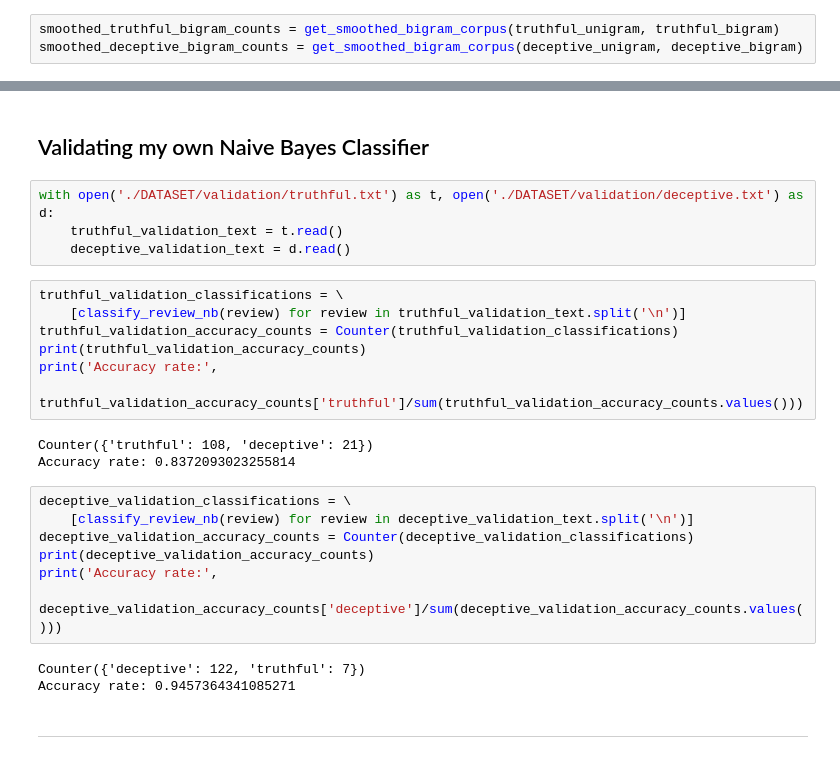
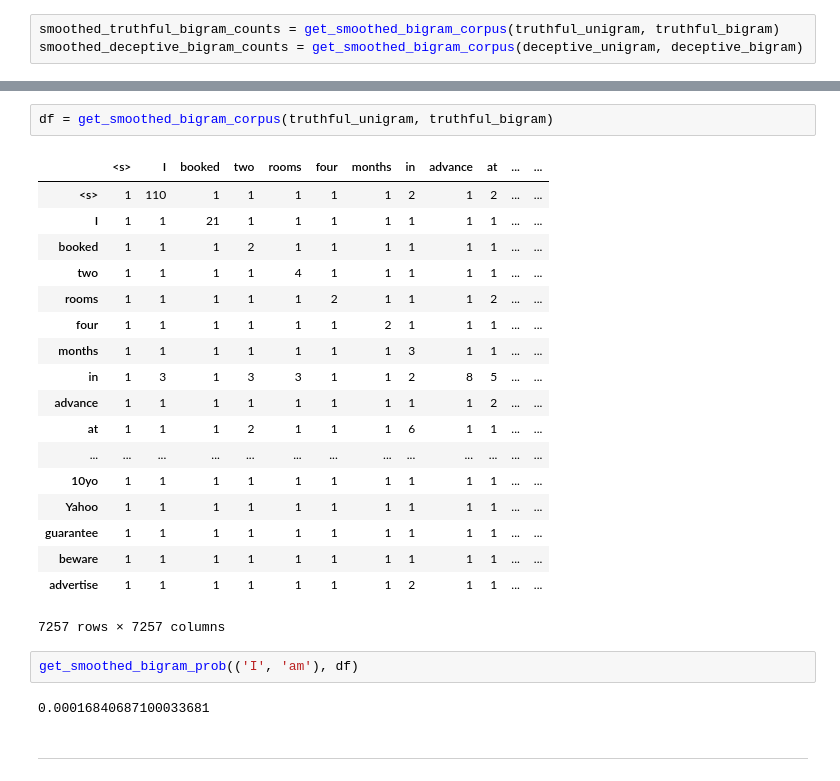
Before and after one commit to bryantleee/NLP_P1, a Jupyter notebook: NLP P1.ipynb, the cells around one changed output, grey strips where cells are left out. Drawn from its saved outputs; the diff is of its cells as text.

```diff
--- a/NLP P1.ipynb
+++ b/NLP P1.ipynb
@@ -310,29 +349,28 @@ smoothed_deceptive_bigram_counts
-# %% [markdown]
-## Validating my own Naive Bayes Classifier
-# %%
-with open('./DATASET/validation/truthful.txt') as t, open('./DATASET/validation/deceptive.txt') as d:
-    truthful_validation_text = t.read()
-    deceptive_validation_text = d.read()
-# %%
-truthful_validation_classifications = \
-    [classify_review_nb(review) for review in truthful_validation_text.split('\n')]
-truthful_validation_accuracy_counts = Counter(truthful_validation_classifications)
-print(truthful_validation_accuracy_counts)
-print('Accuracy rate:',
-      truthful_validation_accuracy_counts['truthful']/sum(truthful_validation_accuracy_counts.values()))
-# %% [output]
-Counter({'truthful': 108, 'deceptive': 21})
-Accuracy rate: 0.8372093023255814
-# %%
-deceptive_validation_classifications = \
-    [classify_review_nb(review) for review in deceptive_validation_text.split('\n')]
-deceptive_validation_accuracy_counts = Counter(deceptive_validation_classifications)
-print(deceptive_validation_accuracy_counts)
-print('Accuracy rate:',
-      deceptive_validation_accuracy_counts['deceptive']/sum(deceptive_validation_accuracy_counts.values()))
-# %% [output]
-Counter({'deceptive': 122, 'truthful': 7})
-Accuracy rate: 0.9457364341085271
+# %%
+df = get_smoothed_bigram_corpus(truthful_unigram, truthful_bigram)
+# %% [output]
+|  | <s> | I | booked | two | rooms | four | months | in | advance | at | ... | ... |
+| <s> | 1 | 110 | 1 | 1 | 1 | 1 | 1 | 2 | 1 | 2 | ... | ... |
+| I | 1 | 1 | 21 | 1 | 1 | 1 | 1 | 1 | 1 | 1 | ... | ... |
+| booked | 1 | 1 | 1 | 2 | 1 | 1 | 1 | 1 | 1 | 1 | ... | ... |
+| two | 1 | 1 | 1 | 1 | 4 | 1 | 1 | 1 | 1 | 1 | ... | ... |
+| rooms | 1 | 1 | 1 | 1 | 1 | 2 | 1 | 1 | 1 | 2 | ... | ... |
+| four | 1 | 1 | 1 | 1 | 1 | 1 | 2 | 1 | 1 | 1 | ... | ... |
+| months | 1 | 1 | 1 | 1 | 1 | 1 | 1 | 3 | 1 | 1 | ... | ... |
+| in | 1 | 3 | 1 | 3 | 3 | 1 | 1 | 2 | 8 | 5 | ... | ... |
+| advance | 1 | 1 | 1 | 1 | 1 | 1 | 1 | 1 | 1 | 2 | ... | ... |
+| at | 1 | 1 | 1 | 2 | 1 | 1 | 1 | 6 | 1 | 1 | ... | ... |
+| ... | ... | ... | ... | ... | ... | ... | ... | ... | ... | ... | ... | ... |
+| 10yo | 1 | 1 | 1 | 1 | 1 | 1 | 1 | 1 | 1 | 1 | ... | ... |
+| Yahoo | 1 | 1 | 1 | 1 | 1 | 1 | 1 | 1 | 1 | 1 | ... | ... |
+| guarantee | 1 | 1 | 1 | 1 | 1 | 1 | 1 | 1 | 1 | 1 | ... | ... |
+| beware | 1 | 1 | 1 | 1 | 1 | 1 | 1 | 1 | 1 | 1 | ... | ... |
+| advertise | 1 | 1 | 1 | 1 | 1 | 1 | 1 | 2 | 1 | 1 | ... | ... |
+7257 rows × 7257 columns
+# %%
+get_smoothed_bigram_prob(('I', 'am'), df)
+# %% [output]
+0.00016840687100033681
 # %% [markdown]
 ---
 # %% [markdown]
```
Also changed, not shown: parts of 18 cells of this notebook.
